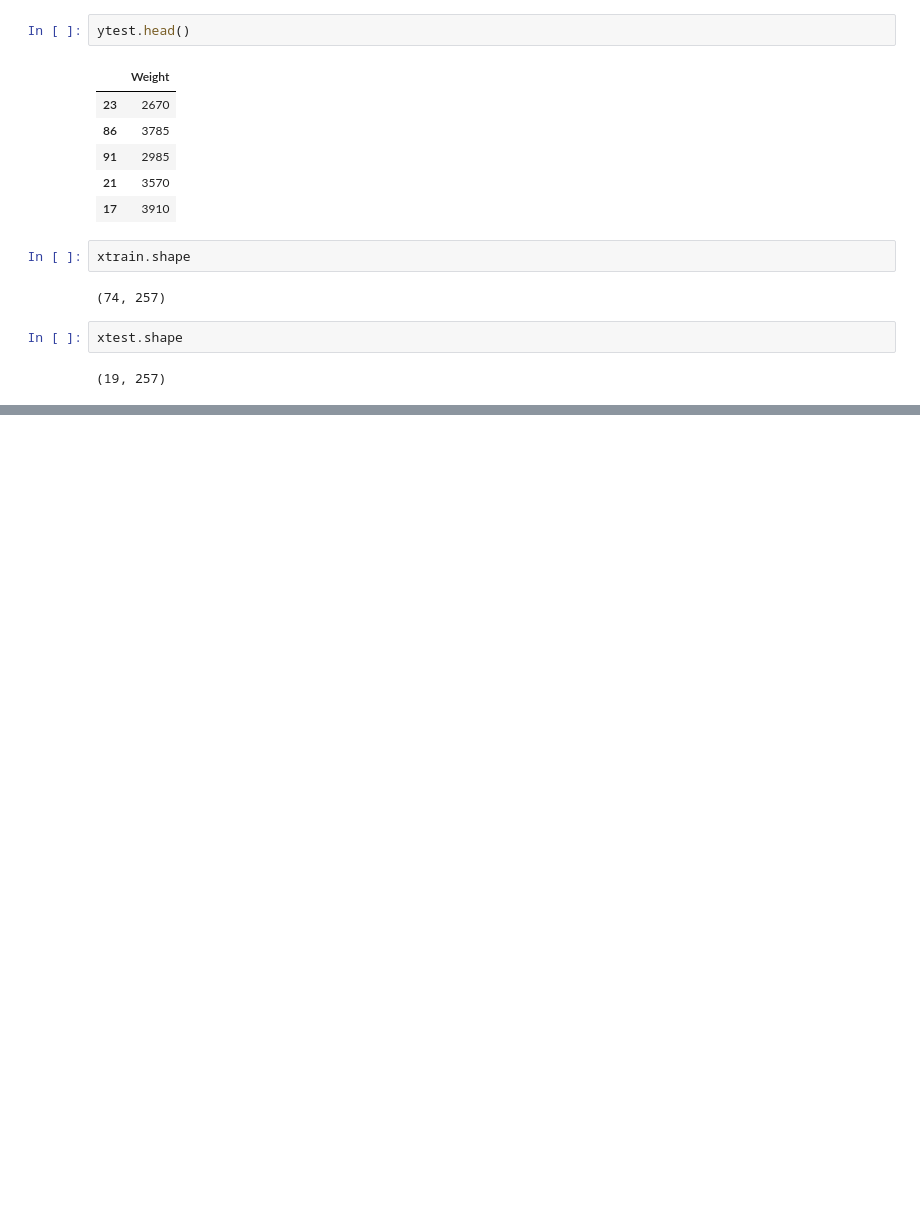
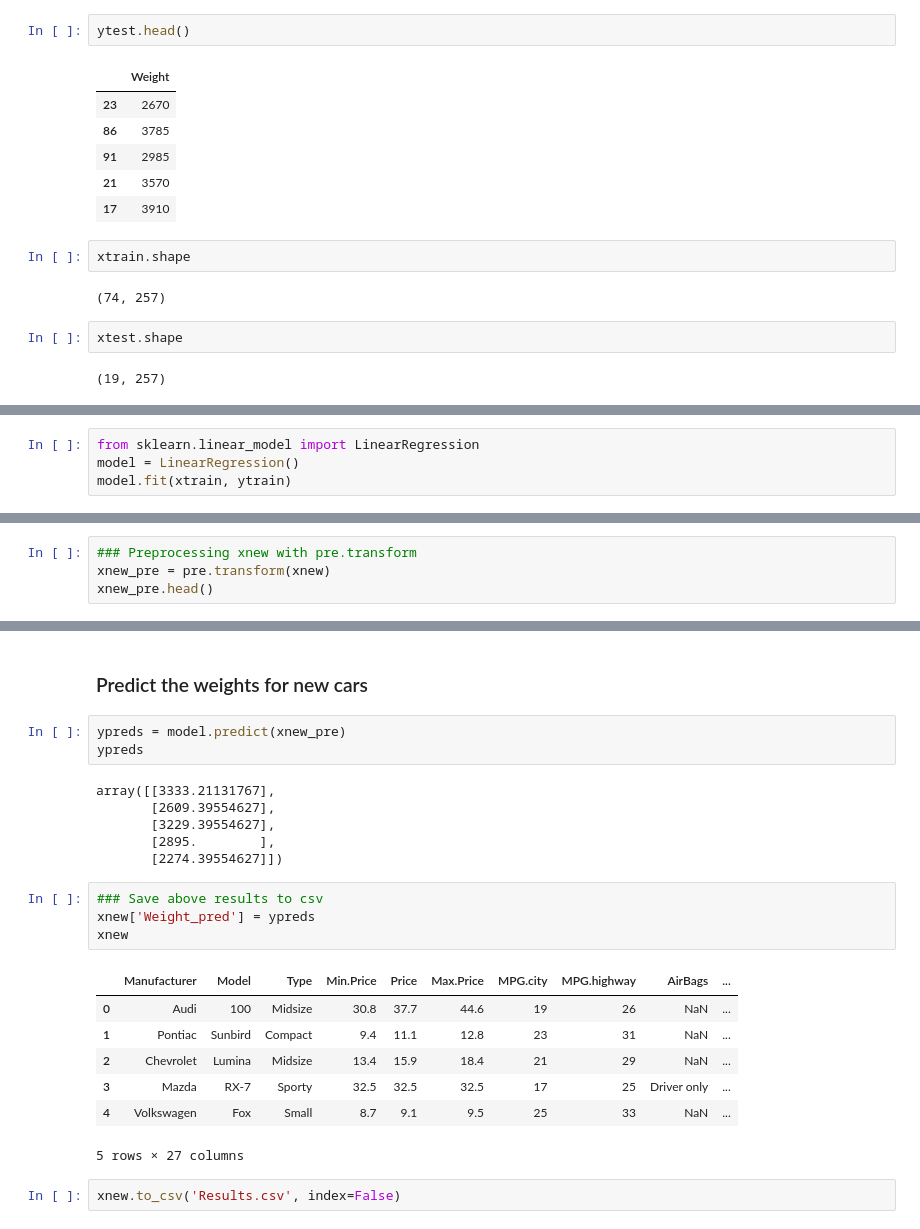
Before and after one commit to utkarshg1/Machine-Learning-11_30, a Jupyter notebook: Preprocessing with Pipelines/Pipeline.ipynb, the cells around one changed output, grey strips where cells are left out. Saved outputs shown, nothing was run; the diff lists cells and outputs as text; blank space fills up the shorter version.

Commit message:
Pipleine Predictions

```diff
--- a/Preprocessing with Pipelines/Pipeline.ipynb
+++ b/Preprocessing with Pipelines/Pipeline.ipynb
@@ -216,0 +219,4 @@ xtest.shape
+# %%
+from sklearn.linear_model import LinearRegression
+model = LinearRegression()
+model.fit(xtrain, ytrain)
@@ -216,0 +313,4 @@ xtest.shape
+# %%
+### Preprocessing xnew with pre.transform
+xnew_pre = pre.transform(xnew)
+xnew_pre.head()
@@ -216,0 +325,25 @@ xtest.shape
+# %% [markdown]
+### Predict the weights for new cars
+# %%
+ypreds = model.predict(xnew_pre)
+ypreds
+# %% [output]
+array([[3333.21131767],
+       [2609.39554627],
+       [3229.39554627],
+       [2895.        ],
+       [2274.39554627]])
+# %%
+### Save above results to csv
+xnew['Weight_pred'] = ypreds
+xnew
+# %% [output]
+|  | Manufacturer | Model | Type | Min.Price | Price | Max.Price | MPG.city | MPG.highway | AirBags | ... |
+| 0 | Audi | 100 | Midsize | 30.8 | 37.7 | 44.6 | 19 | 26 | NaN | ... |
+| 1 | Pontiac | Sunbird | Compact | 9.4 | 11.1 | 12.8 | 23 | 31 | NaN | ... |
+| 2 | Chevrolet | Lumina | Midsize | 13.4 | 15.9 | 18.4 | 21 | 29 | NaN | ... |
+| 3 | Mazda | RX-7 | Sporty | 32.5 | 32.5 | 32.5 | 17 | 25 | Driver only | ... |
+| 4 | Volkswagen | Fox | Small | 8.7 | 9.1 | 9.5 | 25 | 33 | NaN | ... |
+5 rows × 27 columns
+# %%
+xnew.to_csv('Results.csv', index=False)
```
Also changed, not shown: parts of 11 cells of this notebook, 2 other files.
